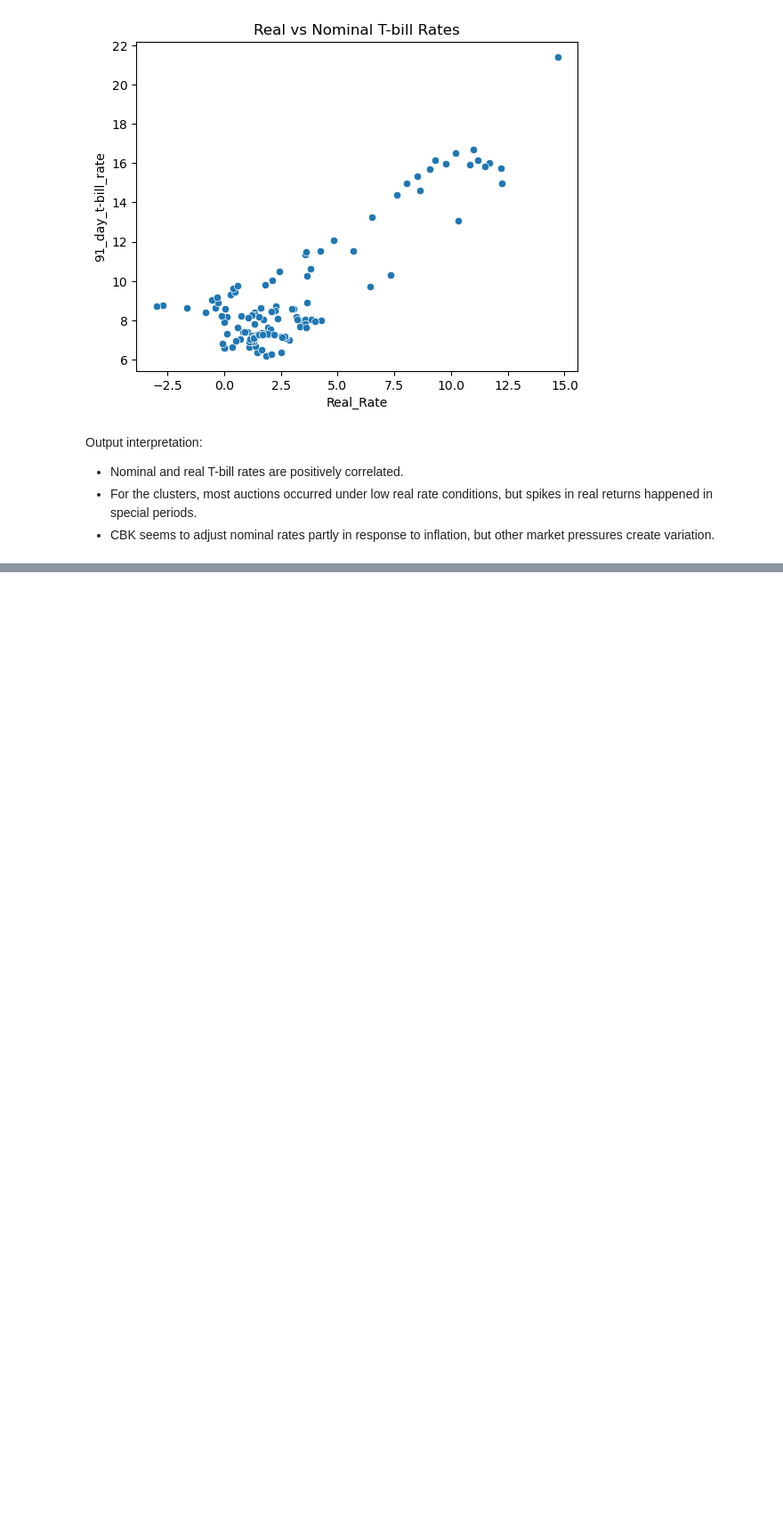
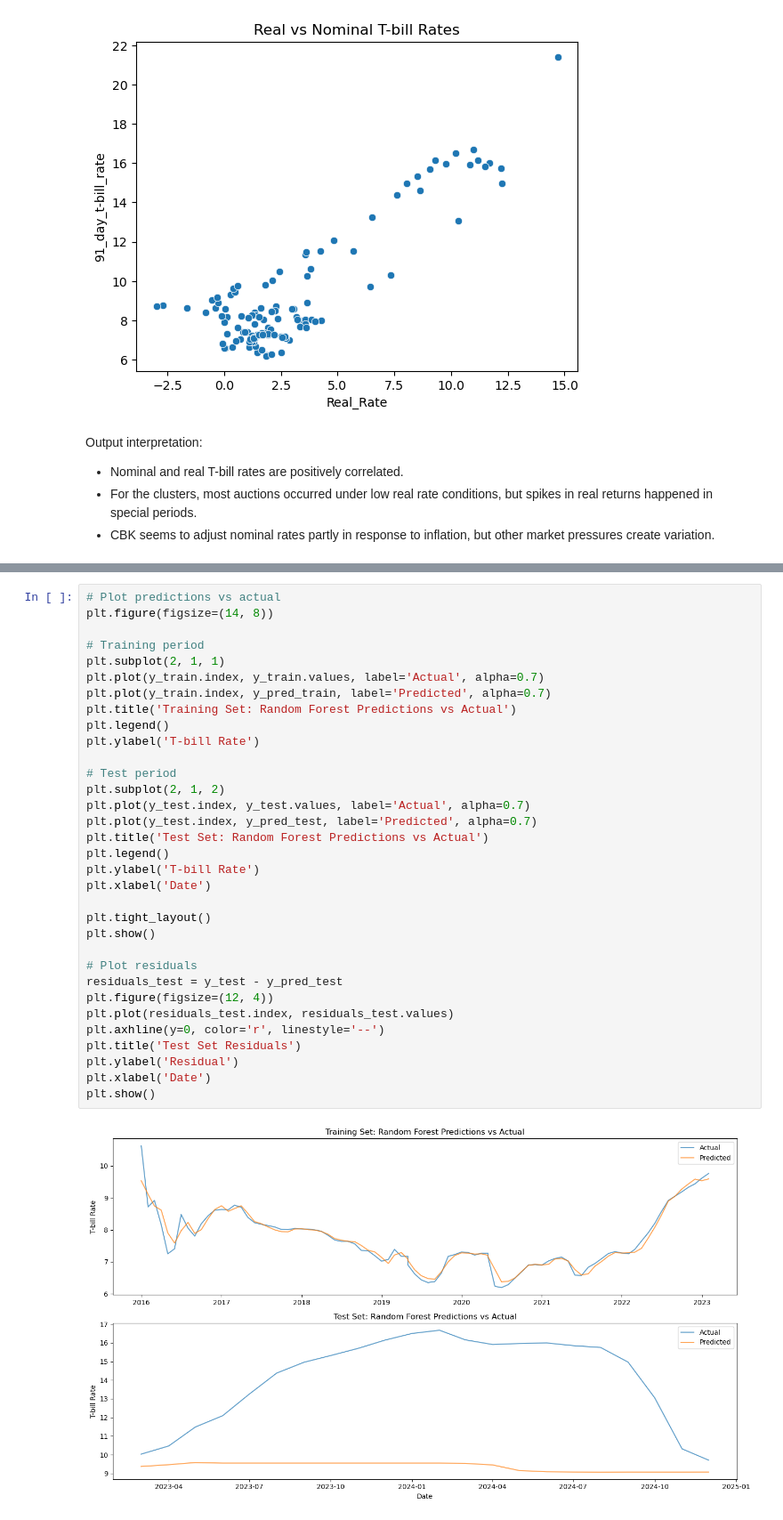
Before and after one commit to boniface2025/GROUP-6-CAPSTONE-PROJECT-PHASE-5, a Jupyter notebook: project note book.ipynb, the cells around one changed output, grey strips where cells are left out. Shown at 89% size. Saved outputs shown, nothing was run; the diff lists cells and outputs as text; blank space fills up the shorter version.

```diff
--- a/project note book.ipynb
+++ b/project note book.ipynb
@@ -1105,0 +1519,35 @@ Output interpretation:
+# %%
+# Plot predictions vs actual
+plt.figure(figsize=(14, 8))
+
+# Training period
+plt.subplot(2, 1, 1)
+plt.plot(y_train.index, y_train.values, label='Actual', alpha=0.7)
+plt.plot(y_train.index, y_pred_train, label='Predicted', alpha=0.7)
+plt.title('Training Set: Random Forest Predictions vs Actual')
+plt.legend()
+plt.ylabel('T-bill Rate')
+
+# Test period
+plt.subplot(2, 1, 2)
+plt.plot(y_test.index, y_test.values, label='Actual', alpha=0.7)
+plt.plot(y_test.index, y_pred_test, label='Predicted', alpha=0.7)
+plt.title('Test Set: Random Forest Predictions vs Actual')
+plt.legend()
+plt.ylabel('T-bill Rate')
+plt.xlabel('Date')
+
+plt.tight_layout()
+plt.show()
+
+# Plot residuals
+residuals_test = y_test - y_pred_test
+plt.figure(figsize=(12, 4))
+plt.plot(residuals_test.index, residuals_test.values)
+plt.axhline(y=0, color='r', linestyle='--')
+plt.title('Test Set Residuals')
+plt.ylabel('Residual')
+plt.xlabel('Date')
+plt.show()
+# %% [output]
+[figure, added]
```
Also changed, not shown: parts of 47 cells of this notebook.
